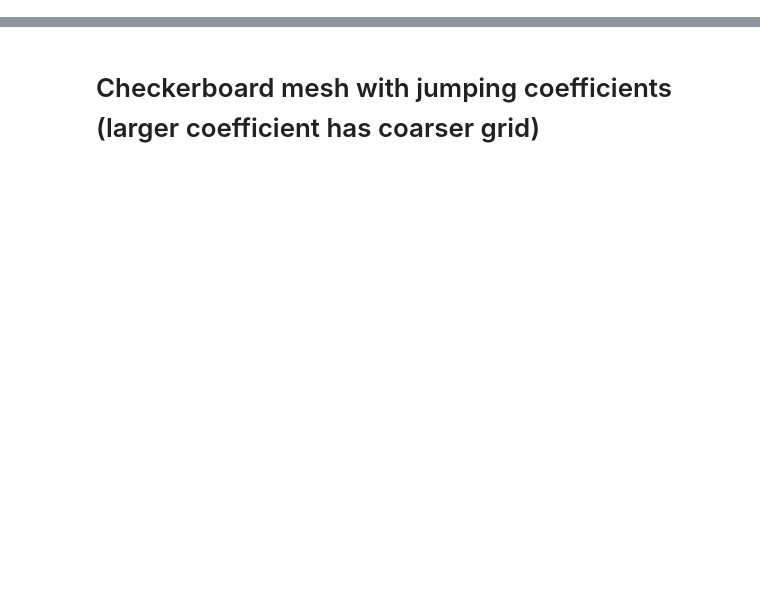
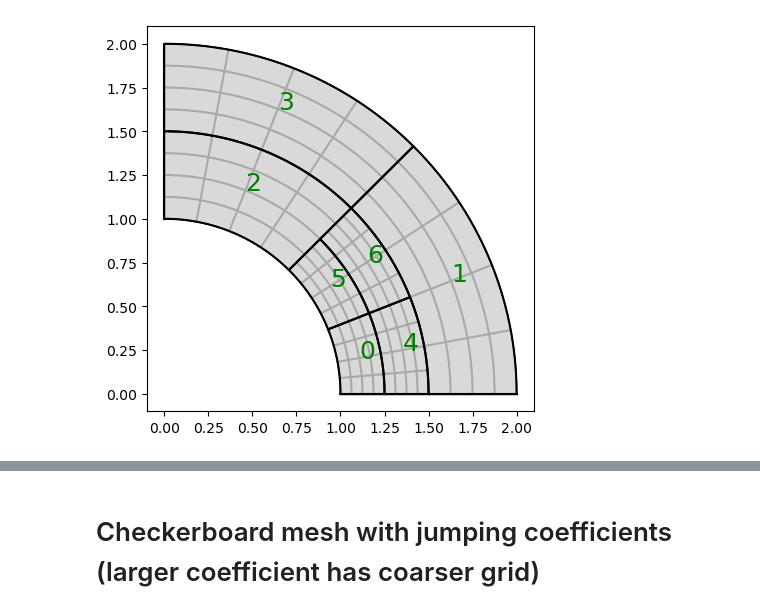
Before and after one commit to c-f-h/pyiga, a Jupyter notebook: notebooks/IETI.ipynb, the cells around one changed output, grey strips where cells are left out. Cells and saved outputs as stored; diff of their text form; code cells hidden in the pictures; blank space fills up the shorter version.

```diff
--- a/notebooks/IETI.ipynb
+++ b/notebooks/IETI.ipynb
@@ -118,3 +118,14 @@ def solveDirect(MP, dir_data, f, nu, Ma_T=None):
     LS = assemble.RestrictedLinearSystem(Kh, Fh, dir_bcs)
     u = LS.complete(solvers.make_solver(LS.A, spd=True)@LS.b)
     return u
+# %%
+deg,N=1,4
+# %%
+knots = (bspline.make_knots(deg,0,1,N),bspline.make_knots(deg,0,1,N))
+M = topology.MultiPatch([(knots,geometry.quarter_annulus())])
+M.h_refine();
+M.h_refine({0:None});
+# %%
+M.plotmesh(knots=1,patch_idx=1)
+# %% [output]
+[figure, added]
```
Also changed, not shown: parts of 50 cells of this notebook, 54 other files.
